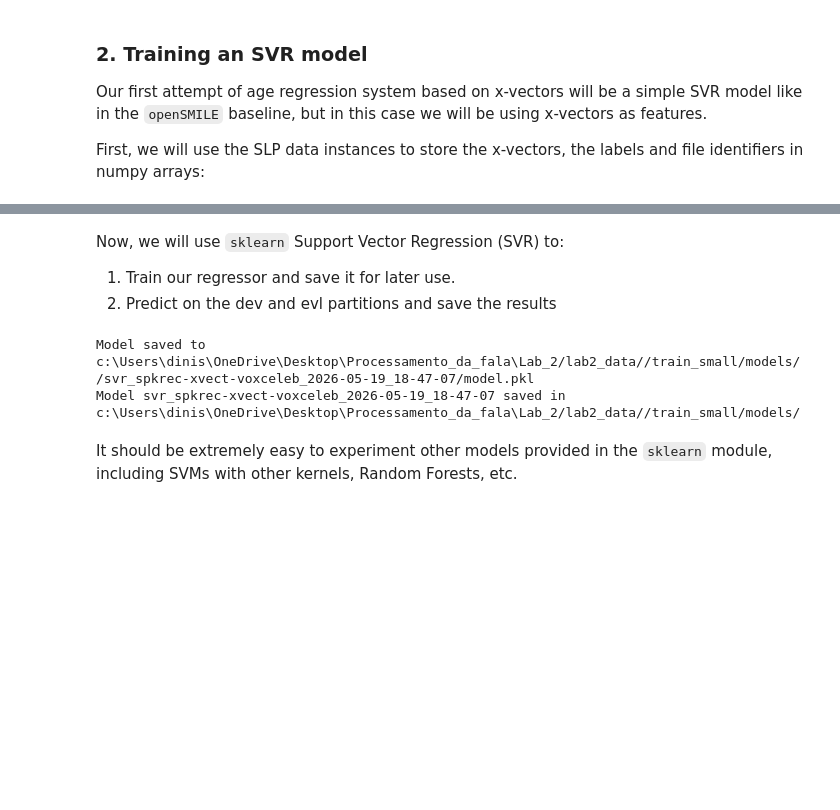
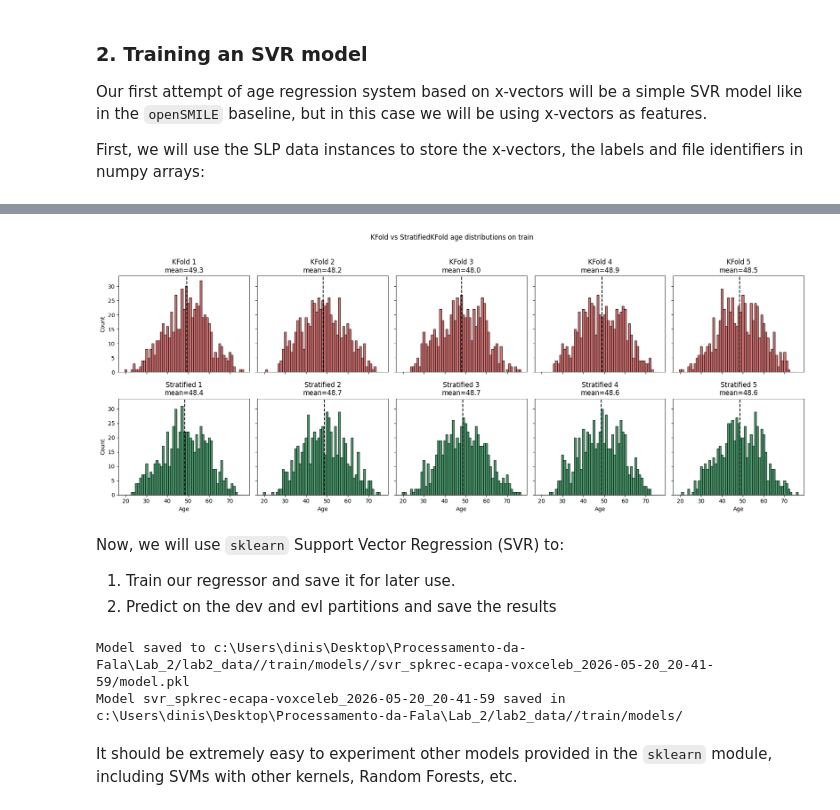
Before and after one commit to Dinisas/Processamento-da-Fala, a Jupyter notebook: Lab_2/lab2_xvec.ipynb, the cells around one changed output, grey strips where cells are left out. Saved outputs shown, nothing was run; the diff lists cells and outputs as text; code cells hidden in the pictures; blank space fills up the shorter version.

```diff
--- a/Lab_2/lab2_xvec.ipynb
+++ b/Lab_2/lab2_xvec.ipynb
@@ -412,7 +446,8 @@ And now let's do feature extraction. Be patient because this process can be a bi
 # raise CheckThisCell ## <---- Remove this after completing/checking this cell
 
 # Download and feature extract
-trainset = 'train_small'
+# trainset = 'train_small'
+trainset = 'train'
 
 FEATURE_DIMS = {
     'spkrec-xvect-voxceleb': 512,
@@ -430,7 +465,6 @@ def load_feature_partitions(selected_transform_id):
 
     transform_cfg = transform[base_transform_id]
 
-    # for partition in ('train', 'train_small', 'dev', 'evl'):
     for partition in (trainset, 'dev', 'evl'):
         slp_partitions[partition] = SLPdata(
             DATADIR,
@@ -471,8 +510,7 @@ gender_label_pos = 0
 age_label_pos = 1
 
 data, labels_gender, labels_age, fileids = {}, {}, {}, {}
-# for partition in ('train', 'train_small', 'dev', 'evl'):
-for partition in ('train_small', 'dev', 'evl'):
+for partition in (trainset, 'dev', 'evl'):
     data_and_labels = prepare_slp_data(slp_partitions[partition])
     print(f'Partition: {partition}')
     print(f'Number of samples: {data_and_labels["data"].shape[0]}')
@@ -506,3 +733,53 @@ Number of identifiers (samples): 145
+# %%
+# improvements
+
+from sklearn.model_selection import KFold, StratifiedKFold
+
+train_ages = labels_age[trainset].astype(np.float32)
+
+n_splits = 5
+n_age_bins = 5
+
+age_bins, bin_edges = pd.qcut(
+    train_ages,
+    q=n_age_bins,
+    labels=False,
+    retbins=True,
+    duplicates='drop',
+)
+age_bins = np.asarray(age_bins)
+
+kf = KFold(n_splits=n_splits, shuffle=True, random_state=42)
+skf = StratifiedKFold(n_splits=n_splits, shuffle=True, random_state=42)
+
+bins = np.arange(np.floor(train_ages.min()), np.ceil(train_ages.max()) + 2) - 0.5
+
+fig, axes = plt.subplots(2, n_splits, figsize=(18, 7), sharex=True, sharey=True)
+
+for col, (_, val_idx) in enumerate(kf.split(np.zeros(len(train_ages))), start=0):
+    fold_ages = train_ages[val_idx]
+    ax = axes[0, col]
+    ax.hist(fold_ages, bins=bins, color='indianred', edgecolor='black', alpha=0.85)
+    ax.axvline(fold_ages.mean(), color='black', linestyle='--', linewidth=1.5)
+    ax.set_title(f'KFold {col+1}\nmean={fold_ages.mean():.1f}')
+    if col == 0:
+        ax.set_ylabel('Count')
+
+for col, (_, val_idx) in enumerate(skf.split(np.zeros(len(train_ages)), age_bins), start=0):
+    fold_ages = train_ages[val_idx]
+    ax = axes[1, col]
+    ax.hist(fold_ages, bins=bins, color='seagreen', edgecolor='black', alpha=0.85)
+    ax.axvline(fold_ages.mean(), color='black', linestyle='--', linewidth=1.5)
+    ax.set_title(f'Stratified {col+1}\nmean={fold_ages.mean():.1f}')
+    ax.set_xlabel('Age')
+    if col == 0:
+        ax.set_ylabel('Count')
+
+fig.suptitle(f'KFold vs StratifiedKFold age distributions on {trainset}', y=1.02)
+plt.tight_layout()
+plt.show()
+# %% [output]
+[figure, added]
 # %% [markdown]
 Now, we will use `sklearn` Support Vector Regression (SVR) to:
 1. Train our regressor and save it for later use.
@@ -510,8 +787,6 @@ Now, we will use `sklearn` Support Vector Regression (SVR) to:
 # %%
 from sklearn.svm import SVR
 from pf_tools import save_model
-
-trainset = 'train_small'
 
 # Train a SVR
 model = SVR(kernel='linear') ### <---- a linear SVR
@@ -529,8 +804,8 @@ evl_results = model.predict(data['evl']) #  Predict evl
 filename = f'{DATADIR}/{trainset}/models/{model_id}/evl.pkl'
 pickle.dump({'hyp':evl_results, 'fileids':fileids['evl']}, open(filename, 'wb'))
 # %% [output]
-Model saved to c:\Users\dinis\OneDrive\Desktop\Processamento_da_fala\Lab_2/lab2_data//train_small/models//svr_spkrec-xvect-voxceleb_2026-05-19_18-47-07/model.pkl
-Model svr_spkrec-xvect-voxceleb_2026-05-19_18-47-07 saved in c:\Users\dinis\OneDrive\Desktop\Processamento_da_fala\Lab_2/lab2_data//train_small/models/
+Model saved to c:\Users\dinis\Desktop\Processamento-da-Fala\Lab_2/lab2_data//train/models//svr_spkrec-ecapa-voxceleb_2026-05-20_20-41-59/model.pkl
+Model svr_spkrec-ecapa-voxceleb_2026-05-20_20-41-59 saved in c:\Users\dinis\Desktop\Processamento-da-Fala\Lab_2/lab2_data//train/models/
 # %% [markdown]
 It should be extremely easy to experiment other models provided in the `sklearn` module, including SVMs with other kernels, Random Forests, etc.
 # %% [markdown]
```
Also changed, not shown: parts of 25 cells of this notebook.
